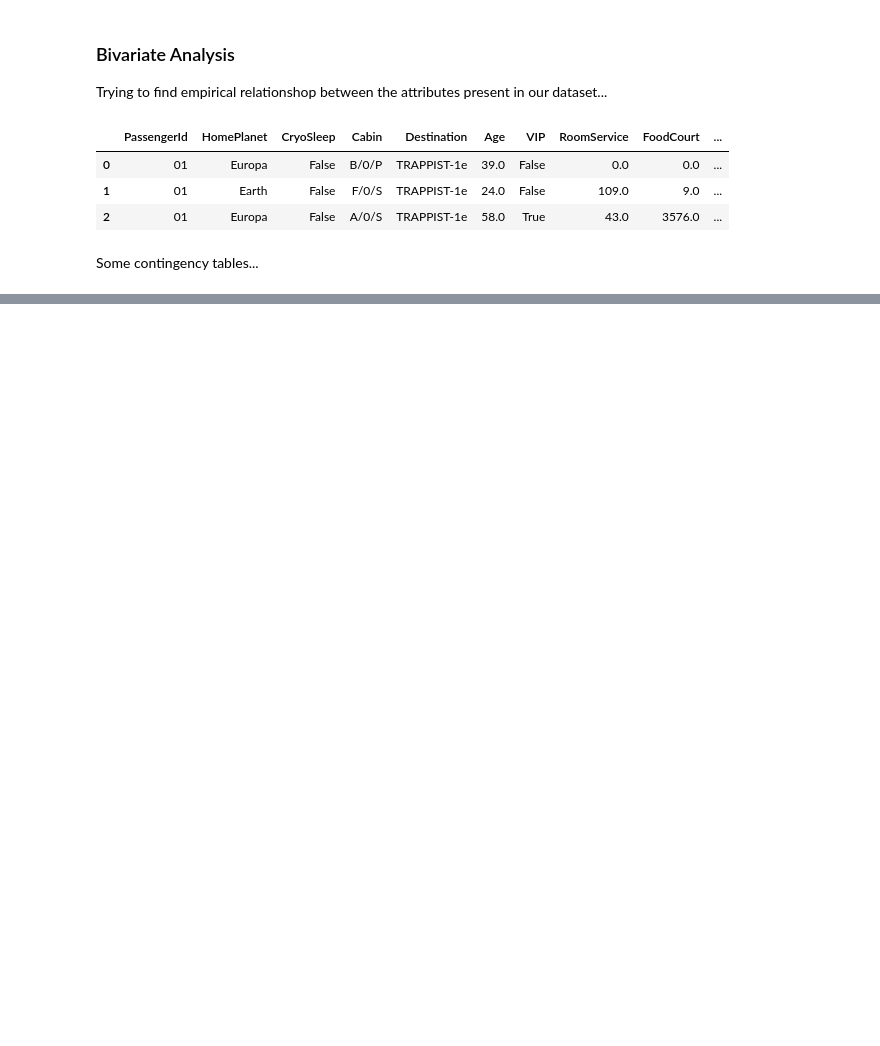
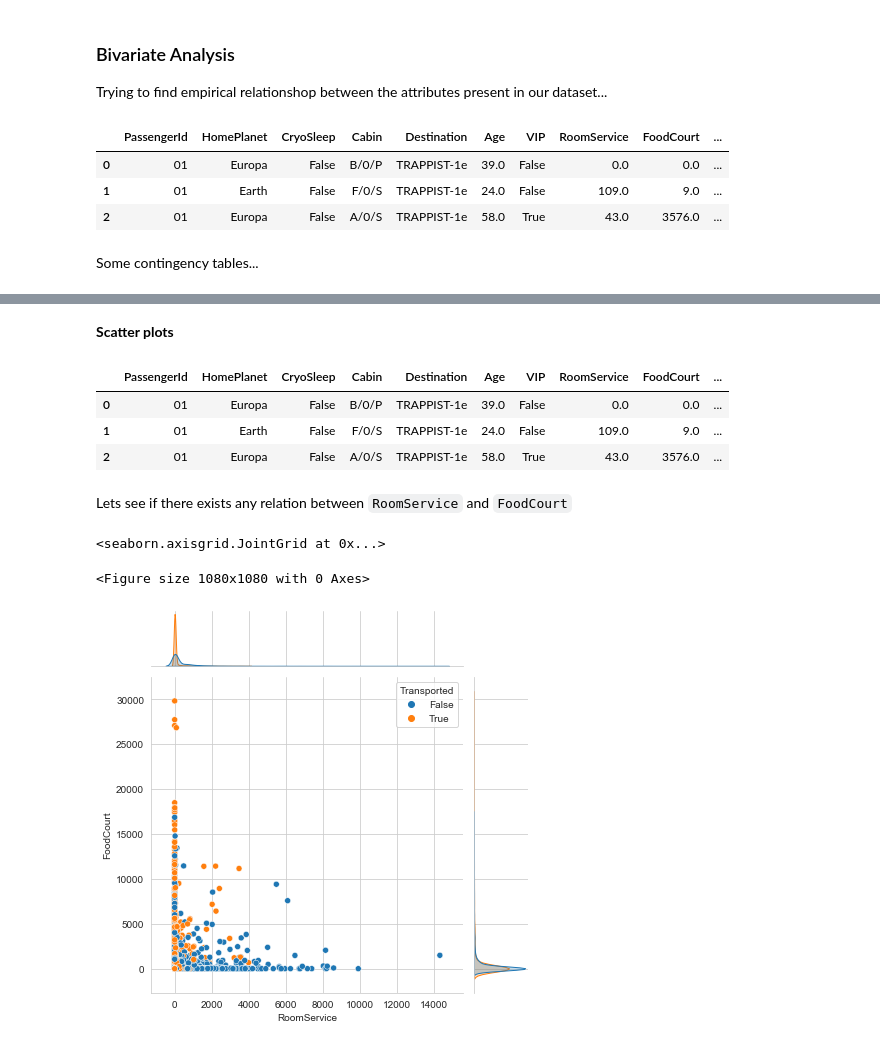
Before and after one commit to team-pass-ds/Spaceship-Titanic, a Jupyter notebook: notebooks/mukhopadhyay-eda-notebook.ipynb, the cells around one changed output, grey strips where cells are left out. Drawn from its saved outputs; the diff is of its cells as text; code cells hidden in the pictures; blank space fills up the shorter version.

```diff
--- a/notebooks/mukhopadhyay-eda-notebook.ipynb
+++ b/notebooks/mukhopadhyay-eda-notebook.ipynb
@@ -337,0 +345,25 @@ Text(0.5, 1.0, 'Contingency table for Side & Transported')
+# %% [markdown]
+**Scatter plots**
+# %%
+df.head(3)
+# %% [output]
+|  | PassengerId | HomePlanet | CryoSleep | Cabin | Destination | Age | VIP | RoomService | FoodCourt | ... |
+| 0 | 01 | Europa | False | B/0/P | TRAPPIST-1e | 39.0 | False | 0.0 | 0.0 | ... |
+| 1 | 01 | Earth | False | F/0/S | TRAPPIST-1e | 24.0 | False | 109.0 | 9.0 | ... |
+| 2 | 01 | Europa | False | A/0/S | TRAPPIST-1e | 58.0 | True | 43.0 | 3576.0 | ... |
+# %% [markdown]
+Lets see if there exists any relation between `RoomService` and `FoodCourt`
+# %%
+# if MODE == "G":
+#     sns.scatterplot('RoomService', 'FoodCourt', data=df); plt.show()
+# else:
+#     f = px.scatter(df, 'RoomService', 'FoodCourt'); f.show()
+
+plt.figure(figsize=(15, 15))
+# sns.scatterplot('RoomService', 'FoodCourt', data=df, hue='Transported')
+
+sns.jointplot('RoomService', 'FoodCourt', data=df, hue='Transported')
+# %% [output]
+<seaborn.axisgrid.JointGrid at 0x...>
+<Figure size 1080x1080 with 0 Axes>
+[figure, added]
```
Also changed, not shown: parts of 28 cells of this notebook.
